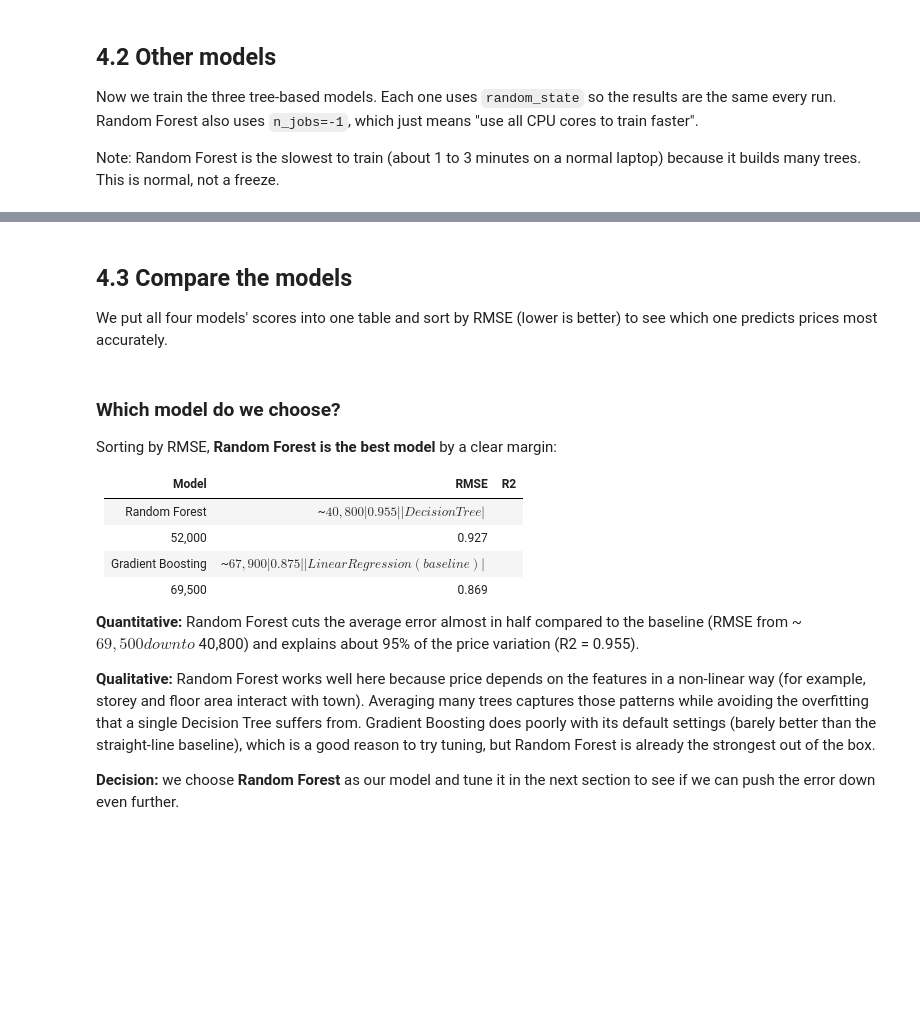
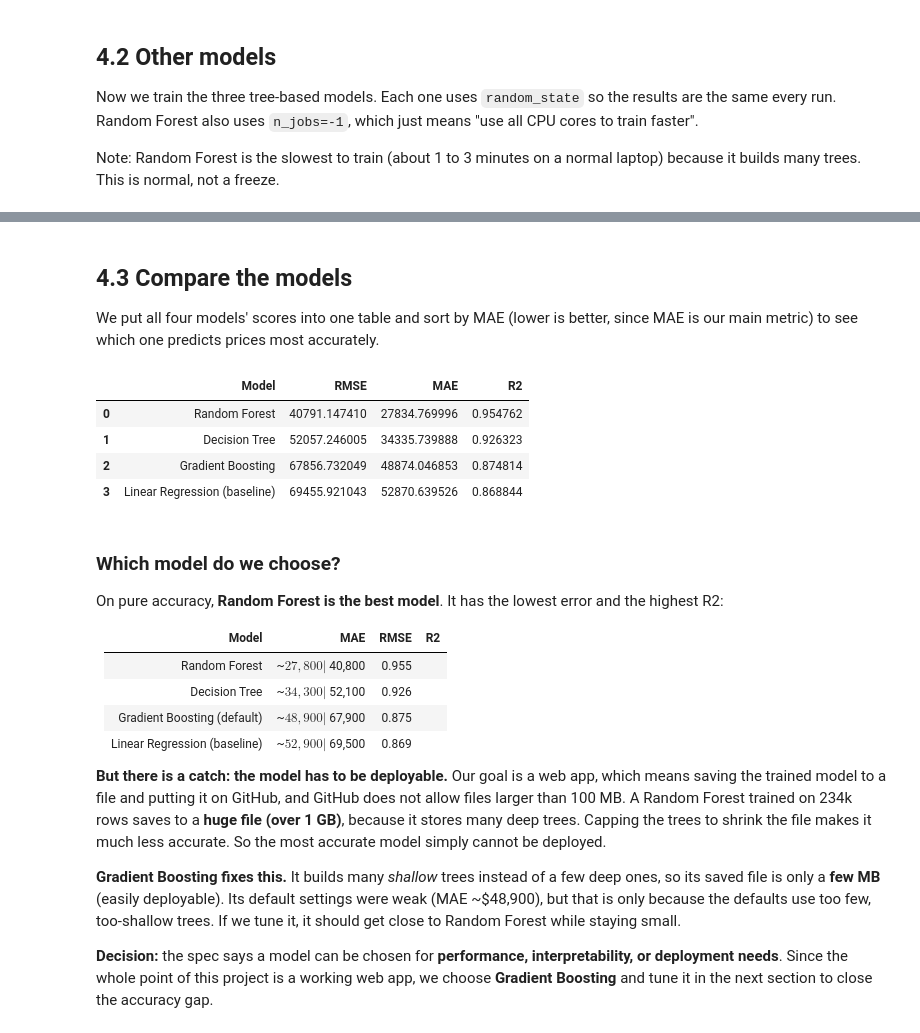
Before and after one commit to EricNg2008/mldp-project, a Jupyter notebook: MLDP Program Codes Submission Template.ipynb, the cells around one changed output, grey strips where cells are left out. Drawn from its saved outputs; the diff is of its cells as text; code cells hidden in the pictures; blank space fills up the shorter version.

Commit message:
deployment

```diff
--- a/MLDP Program Codes Submission Template.ipynb
+++ b/MLDP Program Codes Submission Template.ipynb
@@ -342,25 +503,31 @@ gbr = evaluate_model(gbr, "Gradient Boosting")
 # %% [markdown]
 ## 4.3 Compare the models
 
-We put all four models' scores into one table and sort by RMSE (lower is better) to see which one predicts prices most accurately.
+We put all four models' scores into one table and sort by MAE (lower is better, since MAE is our main metric) to see which one predicts prices most accurately.
 # %%
-# Put all the model scores into one table, sorted by RMSE (lower = better)
-results_df = pd.DataFrame(results).sort_values('RMSE').reset_index(drop=True)
+# Put all the model scores into one table, sorted by MAE (lower = better)
+results_df = pd.DataFrame(results).sort_values('MAE').reset_index(drop=True)
 results_df
+# %% [output]
+|  | Model | RMSE | MAE | R2 |
+| 0 | Random Forest | 40791.147410 | 27834.769996 | 0.954762 |
+| 1 | Decision Tree | 52057.246005 | 34335.739888 | 0.926323 |
+| 2 | Gradient Boosting | 67856.732049 | 48874.046853 | 0.874814 |
+| 3 | Linear Regression (baseline) | 69455.921043 | 52870.639526 | 0.868844 |
 # %% [markdown]
 ### Which model do we choose?
 
-Sorting by RMSE, **Random Forest is the best model** by a clear margin:
+On pure accuracy, **Random Forest is the best model**. It has the lowest error and the highest R2:
 
-| Model | RMSE | R2 |
-| --- | --- | --- |
-| Random Forest | ~$40,800 | 0.955 |
-| Decision Tree | ~$52,000 | 0.927 |
-| Gradient Boosting | ~$67,900 | 0.875 |
-| Linear Regression (baseline) | ~$69,500 | 0.869 |
+| Model | MAE | RMSE | R2 |
+| --- | --- | --- | --- |
+| Random Forest | ~$27,800 | ~$40,800 | 0.955 |
+| Decision Tree | ~$34,300 | ~$52,100 | 0.926 |
+| Gradient Boosting (default) | ~$48,900 | ~$67,900 | 0.875 |
+| Linear Regression (baseline) | ~$52,900 | ~$69,500 | 0.869 |
 
-**Quantitative:** Random Forest cuts the average error almost in half compared to the baseline (RMSE from ~$69,500 down to ~$40,800) and explains about 95% of the price variation (R2 = 0.955).
+**But there is a catch: the model has to be deployable.** Our goal is a web app, which means saving the trained model to a file and putting it on GitHub, and GitHub does not allow files larger than 100 MB. A Random Forest trained on 234k rows saves to a **huge file (over 1 GB)**, because it stores many deep trees. Capping the trees to shrink the file makes it much less accurate. So the most accurate model simply cannot be deployed.
 
-**Qualitative:** Random Forest works well here because price depends on the features in a non-linear way (for example, storey and floor area interact with town). Averaging many trees captures those patterns while avoiding the overfitting that a single Decision Tree suffers from. Gradient Boosting does poorly with its default settings (barely better than the straight-line baseline), which is a good reason to try tuning, but Random Forest is already the strongest out of the box.
+**Gradient Boosting fixes this.** It builds many *shallow* trees instead of a few deep ones, so its saved file is only a **few MB** (easily deployable). Its default settings were weak (MAE ~$48,900), but that is only because the defaults use too few, too-shallow trees. If we tune it, it should get close to Random Forest while staying small.
 
-**Decision:** we choose **Random Forest** as our model and tune it in the next section to see if we can push the error down even further.
+**Decision:** the spec says a model can be chosen for **performance, interpretability, or deployment needs**. Since the whole point of this project is a working web app, we choose **Gradient Boosting** and tune it in the next section to close the accuracy gap.
```
Also changed, not shown: parts of 31 cells of this notebook, 4 other files.
